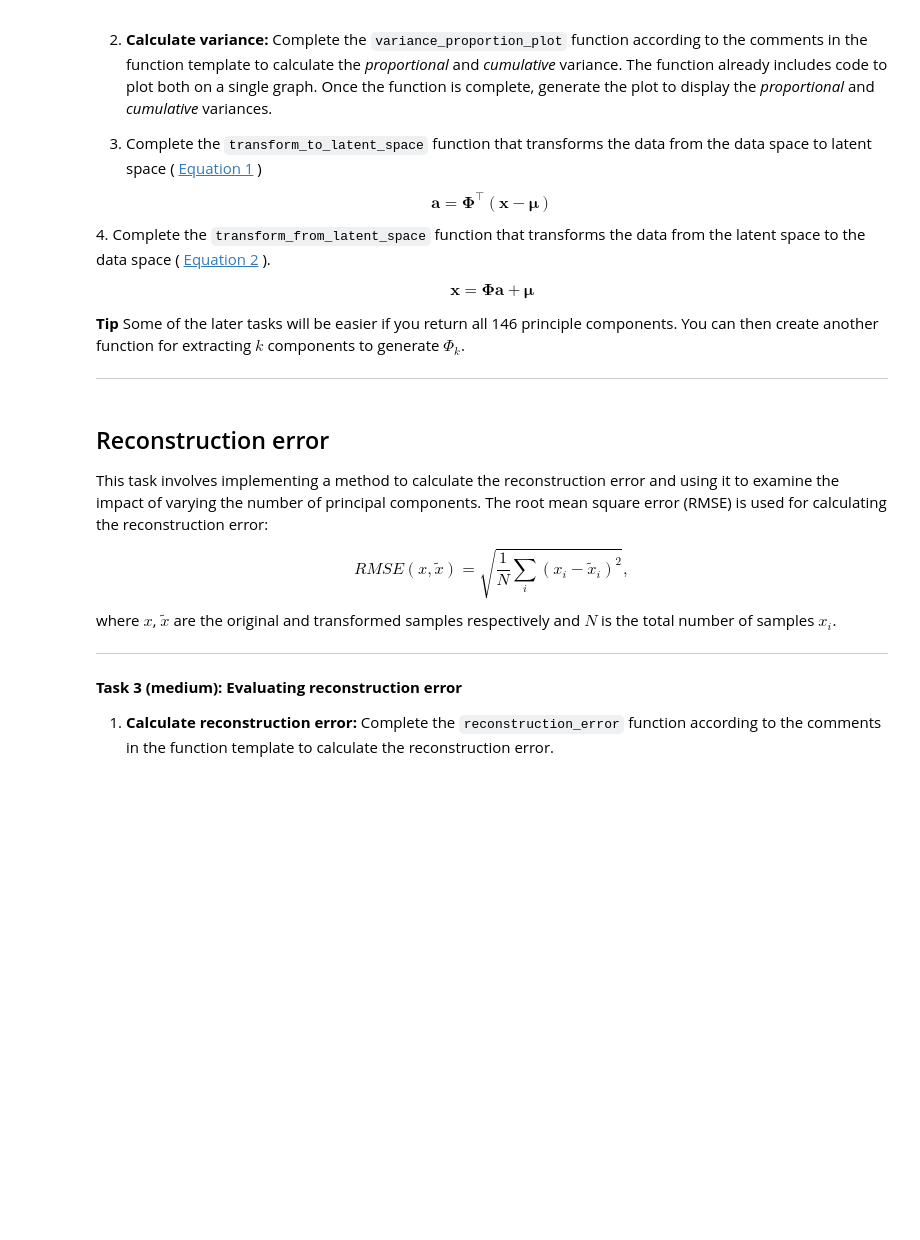
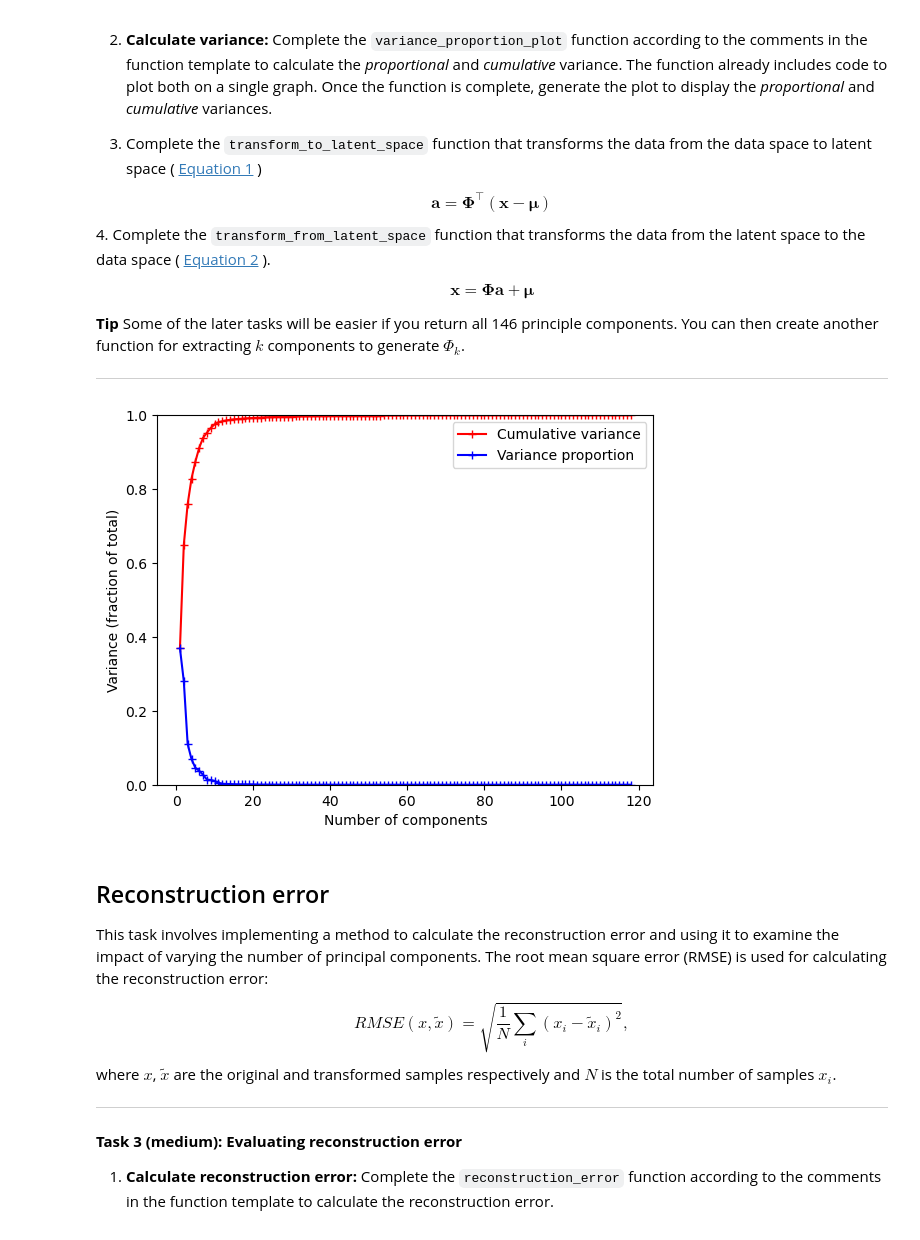
Before and after one commit to Fefa1999/Assignment2_group_16, a Jupyter notebook: Assignment2/01-pca_intro.ipynb, the cells around one changed output. Saved outputs shown, nothing was run; the diff lists cells and outputs as text; code cells hidden in the pictures; blank space fills up the shorter version.

```diff
--- a/Assignment2/01-pca_intro.ipynb
+++ b/Assignment2/01-pca_intro.ipynb
@@ -147,8 +147,18 @@ def get_principle_components(X):
         corresponding eigenvalues, and mu is a D-element array containing the mean
         vector.
     """
-    # Write solutions here
-    ...
+    #Center the samples
+    mean = np.mean(X, axis=0)
+    centered_x = X - mean
+
+    covariance_matrix = np.cov(centered_x, rowvar=False)
+
+    eigenvalues, eigenvectors = np.linalg.eigh(covariance_matrix)
+    idx = np.argsort(eigenvalues)[::-1]
+    eigenvalues = eigenvalues[idx]
+    eigenvectors = eigenvectors[:, idx]
+
+    return eigenvectors, eigenvalues, mean
 
 
 ## 2
@@ -165,11 +175,12 @@ def variance_proportion_plot(pc_values, max=1):
         None. Displays a plot of cumulative and individual variance proportions.
     """
     # Calculate total variance, cumulative variance, and individual variance proportions
-    total = None # write your solution here
-    cumulative = None # write your solution here
-    proportion = None # write your solution here
+    total = np.sum(pc_values) # write your solution here
+    each = pc_values / total # write your solution here
+    cumulative = np.cumsum(each) # write your solution here
+    proportion = np.cumsum(each) # write your solution here
     # Individual variance proportion for each component
-    each = None # write your solution here
+
 
 
     # Find the minimum number of components required to reach the desired cumulative variance
@@ -206,37 +217,39 @@ def transform_to_latent_space(X, principle_components, mu):
     """Transforms X to an k-dimensional space where k is the number of
     principle_components.
 
     Args:
         X: The dataset. An NxD array were N are the number of samples and M are
         the number of features.
         principle_components: An Dxk matrix containing the principle
         components.
         mu: A D-element array containing the mean vector.
 
     Returns:
         A Nxk array describing the transformed data.
     """
-    # Write solutions here
-    ...
 
+    X_centered = X - mu
+    return X_centered @ principle_components
 
 ## 4
 
 def transform_from_latent_space(v, principle_components, mu):
     """Reverses the dimensionality reduction of v, a Nxk matrix where
     k is the number of principle components. The result is a NxD matrix.
 
     Args:
         v: The transformed (latent space) dataset with size Nxk.
         principle_components: An Dxk matrix containing the principle
         components.
         mu: A D-element array containing the mean vector.
 
     Returns:
         An NxD array reconstruction of the original feature vectors X.
     """
-    # Write solutions here
-    ...
+    X_reconstructed = v @ principle_components.T
+    return X_reconstructed + mu
+# %% [output]
+[figure, added]
 # %% [markdown]
 ## Reconstruction error
 This task involves implementing a method to calculate the reconstruction error and using it to examine the impact of varying the number of principal components. The root mean square error (RMSE) is used for calculating the reconstruction error:
```
Also changed, not shown: parts of 3 cells of this notebook.
